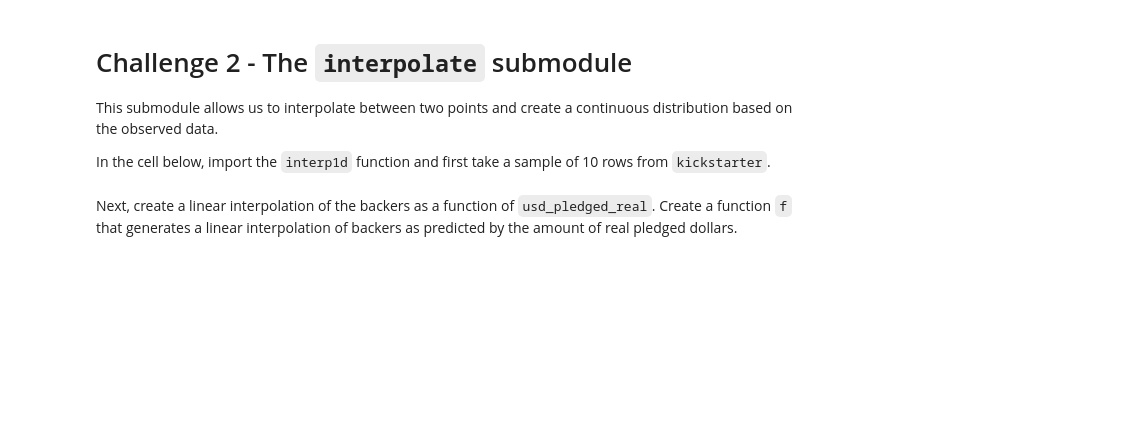
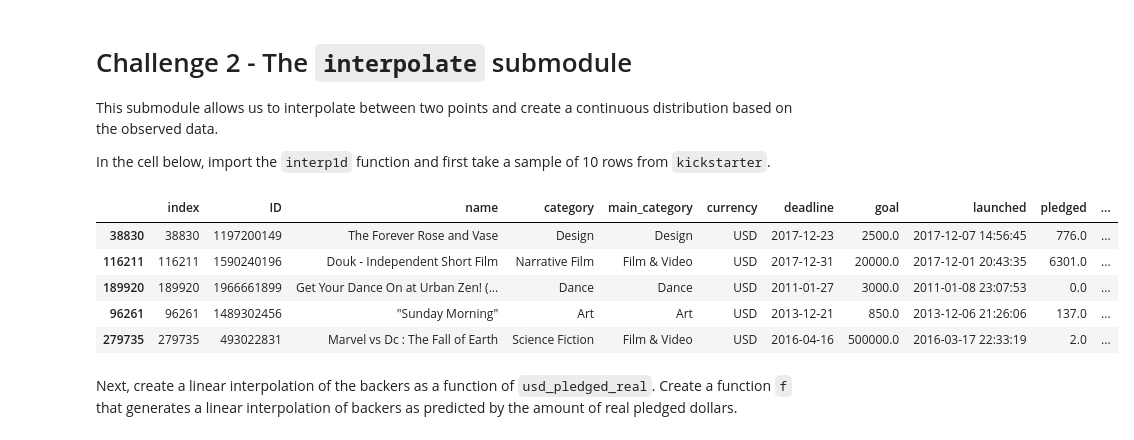
Before and after one commit to ta-data-bcn/lab-intro-to-scipy, a Jupyter notebook: your-code/main.ipynb, the cells around one changed output. Saved outputs shown, nothing was run; the diff lists cells and outputs as text; code cells hidden in the pictures; blank space fills up the shorter version.

```diff
--- a/your-code/main.ipynb
+++ b/your-code/main.ipynb
@@ -112,9 +112,17 @@ In the cell below, import the `interp1d` function and first take a sample of 10
 # %%
 # Your code here:
 from scipy import interpolate
 import random as ra
 
 sample = ks.sample(n=10,replace=True)
+sample.head()
+# %% [output]
+|  | index | ID | name | category | main_category | currency | deadline | goal | launched | pledged | ... |
+| 38830 | 38830 | 1197200149 | The Forever Rose and Vase | Design | Design | USD | 2017-12-23 | 2500.0 | 2017-12-07 14:56:45 | 776.0 | ... |
+| 116211 | 116211 | 1590240196 | Douk - Independent Short Film | Narrative Film | Film & Video | USD | 2017-12-31 | 20000.0 | 2017-12-01 20:43:35 | 6301.0 | ... |
+| 189920 | 189920 | 1966661899 | Get Your Dance On at Urban Zen! (... | Dance | Dance | USD | 2011-01-27 | 3000.0 | 2011-01-08 23:07:53 | 0.0 | ... |
+| 96261 | 96261 | 1489302456 | "Sunday Morning" | Art | Art | USD | 2013-12-21 | 850.0 | 2013-12-06 21:26:06 | 137.0 | ... |
+| 279735 | 279735 | 493022831 | Marvel vs Dc : The Fall of Earth | Science Fiction | Film & Video | USD | 2016-04-16 | 500000.0 | 2016-03-17 22:33:19 | 2.0 | ... |
 # %% [markdown]
 Next, create a linear interpolation of the backers as a function of `usd_pledged_real`. Create a function `f` that generates a linear interpolation of backers as predicted by the amount of real pledged dollars.
 # %%
```
Also changed, not shown: parts of 2 cells of this notebook.
